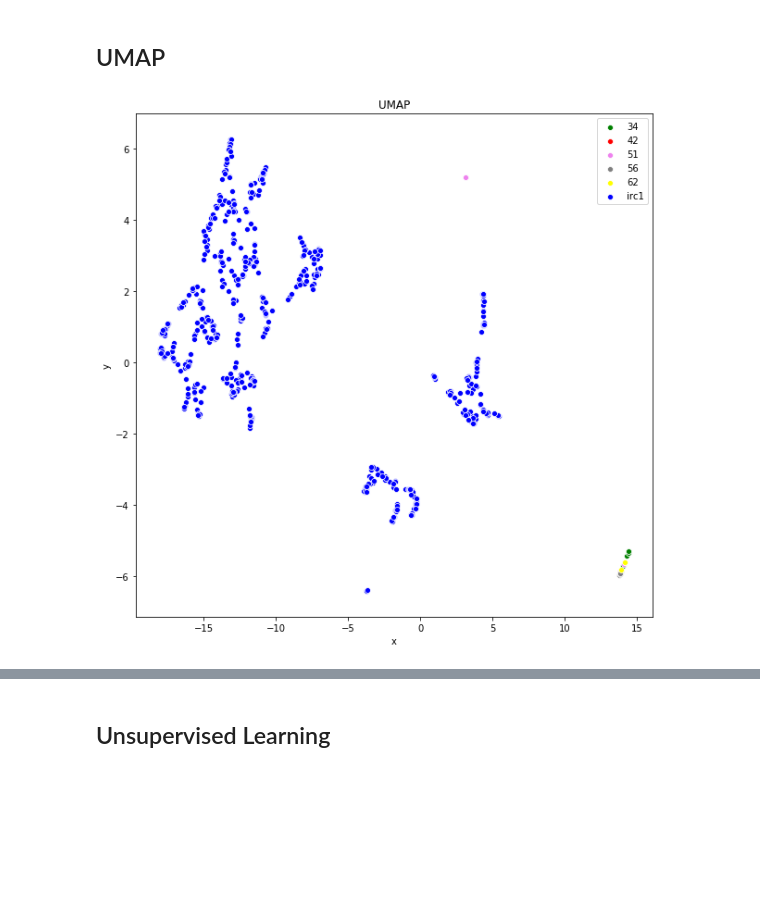
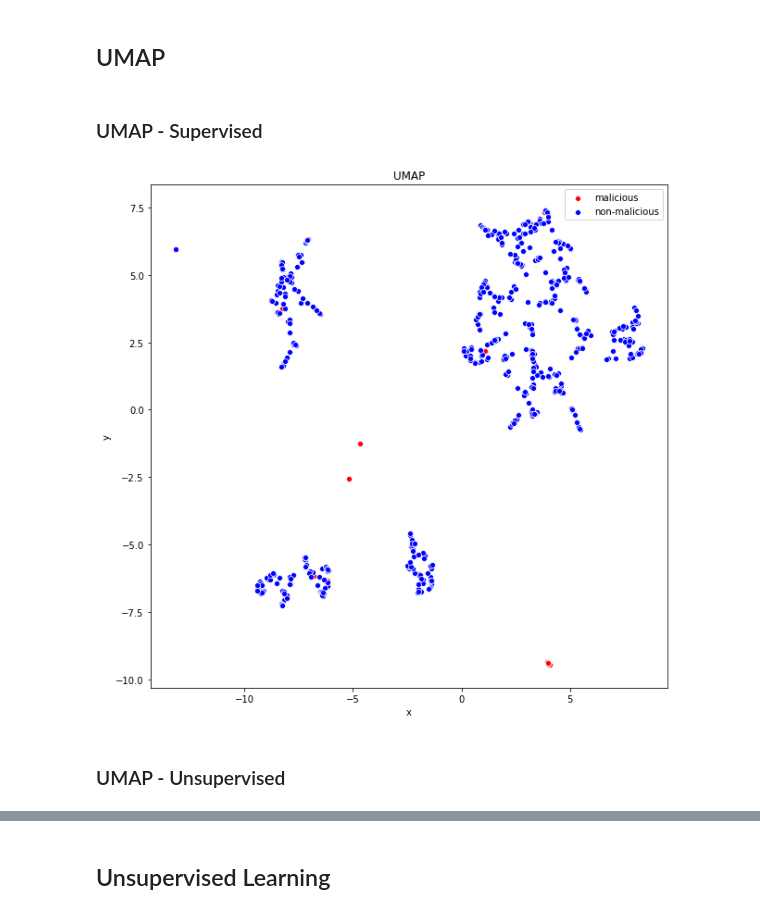
Before and after one commit to stratosphereips/IRC-Behavioral-Analysis, a Jupyter notebook: python/irc_user_classifier.ipynb, the cells around one changed output, grey strips where cells are left out. Drawn from its saved outputs; the diff is of its cells as text; code cells hidden in the pictures; blank space fills up the shorter version.

```diff
--- a/python/irc_user_classifier.ipynb
+++ b/python/irc_user_classifier.ipynb
@@ -30,12 +30,10 @@ data.drop(['Unnamed: 0'],axis=1,inplace=True)
 data.head()
 # # Prepare data for training
 # # Divide the data into attributes and labels
-X = data.iloc[:, 2:-1]
-y = data.iloc[:, 0]
+X = data.iloc[:, 2:-3]
+y = data.iloc[:, -1]
 
 X['lang'] = X['lang'].astype('category').cat.codes
 X = X.apply(lambda x: x.fillna(x.mean()),axis=0)
 
-X_train, X_test, y_train, y_test = train_test_split(X, y, test_size=0.3, random_state=0)
-
-X_train.head()
+# X_train, X_test, y_train, y_test = train_test_split(X, y, stratify=y, test_size=0.3, random_state=0)
@@ -48,0 +45,10 @@ X_train.head()
+# %%
+# X, _X = X[:38], X[38:]
+# y, _y = y[:38], y[38:]
+
+X_train, X_test, y_train, y_test = train_test_split(X, y, stratify=y, test_size=0.3, random_state=1)
+
+# X_test_big = np.concatenate([X_test, _X])
+# y_test_big = np.concatenate([y_test, _y])
+X_test_big = X_test
+y_test_big = y_test
@@ -110,13 +163,13 @@ df_tsne_2d = pd.DataFrame({
 
 df_arr = []
 
-for l in data.pcap.unique():
+for l in data.malicious.unique():
     df_arr.append(df_tsne_2d.where(df_tsne_2d.label==l))
 
 plt.figure(figsize=(10,10))
 plt.title('t-SNE')
 
-for df, l, c in zip(df_arr,data.pcap.unique(), ["green","red", "violet","gray","yellow","blue"]):
+for df, l, c in zip(df_arr,['malicious','non-malicious'], ["red","blue"]):
     sns.scatterplot(
         x='x',y='y',
         color=c,
@@ -139,7 +192,7 @@ df_tsne_3d = pd.DataFrame({
 })
 
 df_arr = []
-for l in data.pcap.unique():
+for l in data.malicious.unique():
     df_arr.append(df_tsne_3d.where(df_tsne_3d.label==l))
 
 fig = plt.figure(figsize=(10,10))
@@ -147,7 +200,7 @@ fig.suptitle('t-SNE')
 
 ax = Axes3D(fig)
 
-for df, l, c in zip(df_arr,data.pcap.unique(), ["green","red", "violet","gray","yellow","blue"]):
+for df, l, c in zip(df_arr,['malicious','non-malicious'], ['red','blue']):
     ax.scatter(df.x, df.y, df.z, c=c, marker='o', alpha=0.8, label=l)
 
 ax.legend()
@@ -160,6 +213,8 @@ y_train = y_train.astype('category').cat.codes
 y_test = y_test.astype('category').cat.codes
 # %% [markdown]
 ## UMAP
+# %% [markdown]
+### UMAP - Supervised
 # %%
 umap_emb = umap.UMAP(n_neighbors=5).fit_transform(X,y=y)
 
@@ -176,13 +231,15 @@ for l in y.unique():
 # %%
 plt.figure(figsize=(10,10))
 plt.title('UMAP')
 
-for df, l, c in zip(df_arr, data.pcap.unique(), ["green","red", "violet","gray","yellow","blue"]):
+for df, l, c in zip(df_arr, ['malicious','non-malicious'], ['red','blue']):
     sns.scatterplot(
         x='x',y='y',
         color=c,
         data=df,
         label=l,
         alpha=1)
 # %% [output]
-[figure, old version]
+[figure, new version]
+# %% [markdown]
+### UMAP - Unsupervised
```
Also changed, not shown: parts of 45 cells of this notebook, 2 other files.
